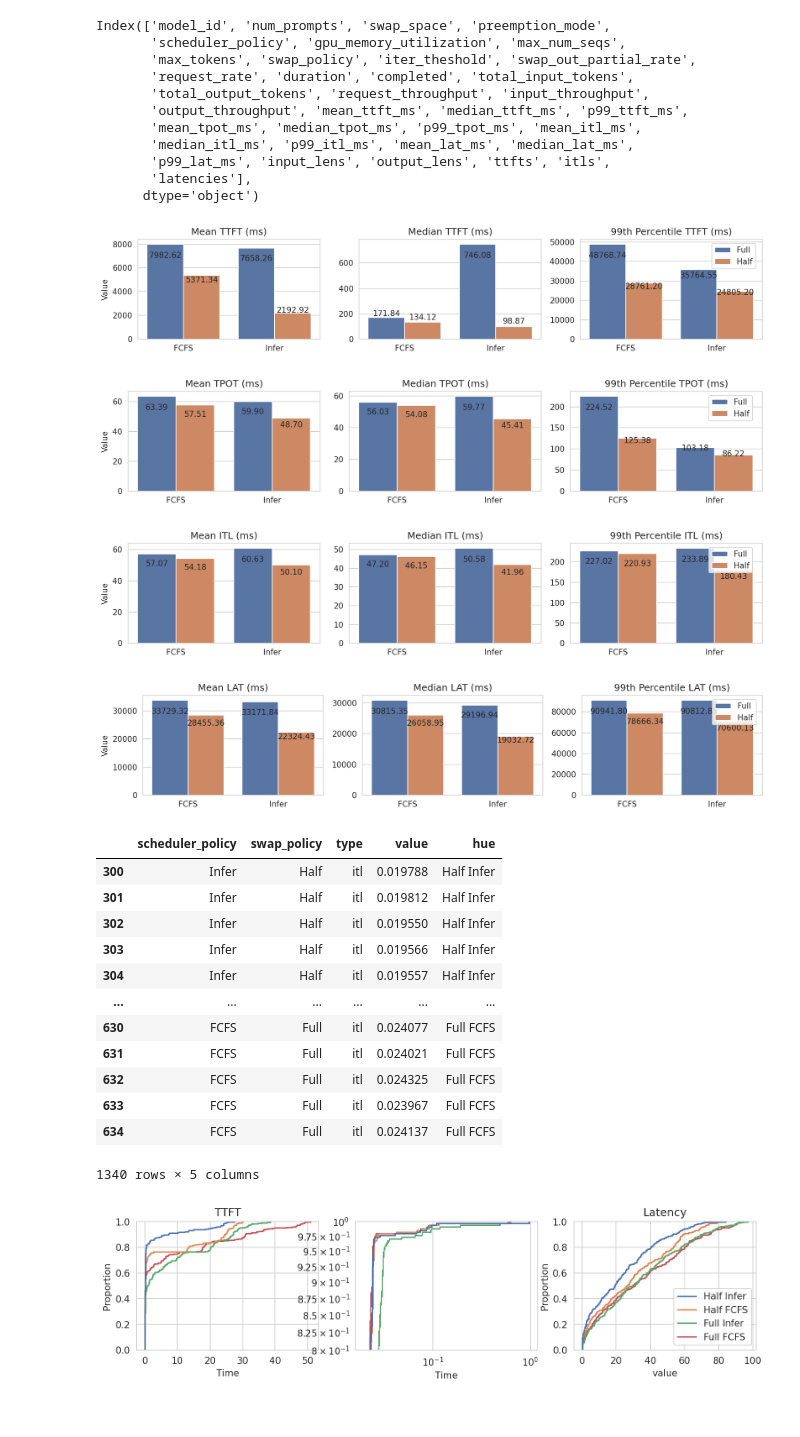
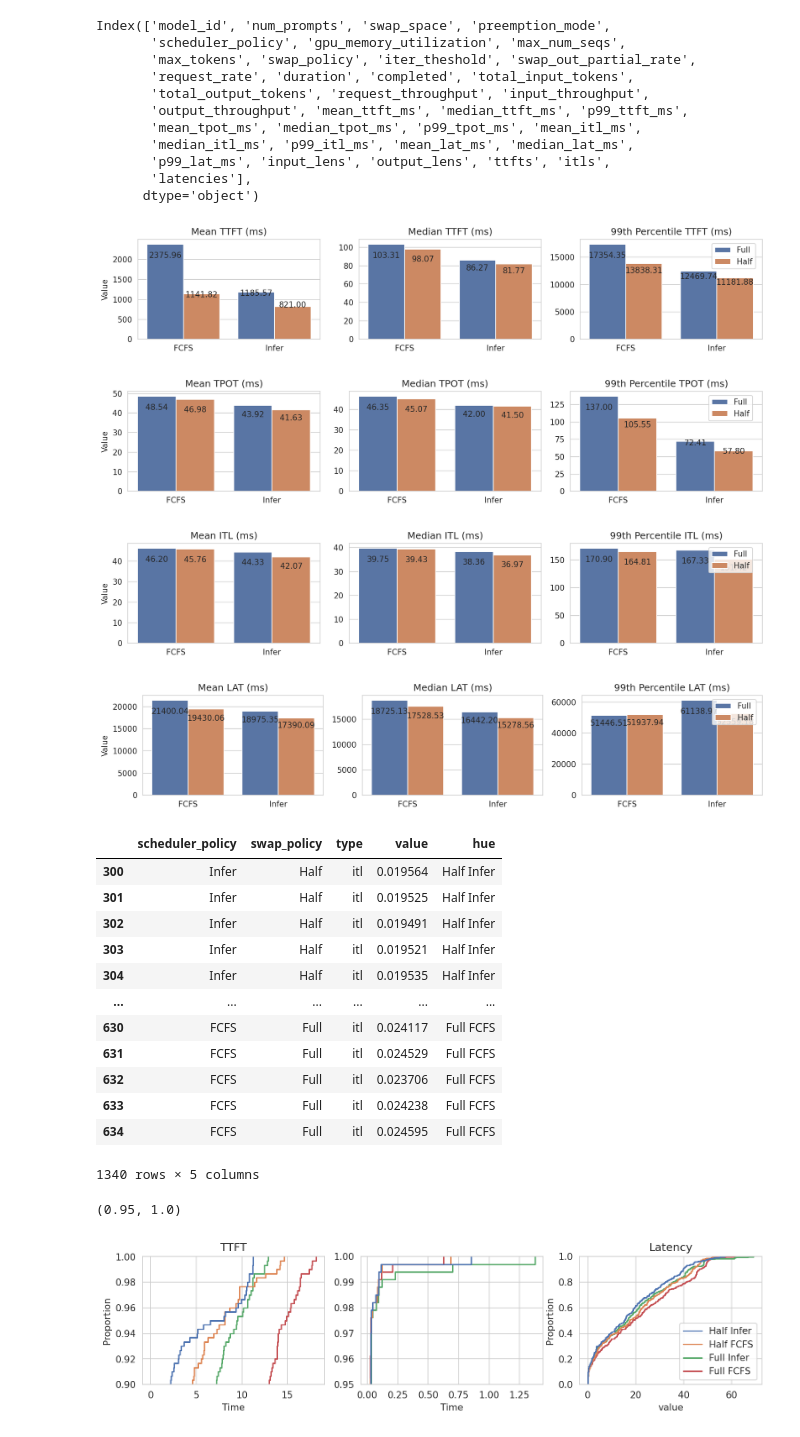
Before and after one commit to chengzhi-lu/vllm, a Jupyter notebook: benchmarks/result/analysis/result_analysis.ipynb, the cells around one changed output. Drawn from its saved outputs; the diff is of its cells as text; code cells hidden in the pictures.

Commit message:
debug half swap out strategy

```diff
--- a/benchmarks/result/analysis/result_analysis.ipynb
+++ b/benchmarks/result/analysis/result_analysis.ipynb
@@ -8,7 +8,7 @@ import json
 base_dir="/root/vllm/benchmarks/result"
 # %%
 date = "20240627"
-counter = 28
+counter = 36
 dir_name = os.path.join(base_dir, date, str(counter))
 # %%
 dfs = {}
@@ -137,7 +137,7 @@ plt.legend(bbox_to_anchor=(.7, 1), loc='upper left')
 plt.tight_layout()
 plt.show()
 # %% [output]
-[figure, old version]
+[figure, new version]
 # %%
 # plot TPOT
 
@@ -183,7 +183,7 @@ plt.legend(bbox_to_anchor=(.7, 1), loc='upper left')
 plt.tight_layout()
 plt.show()
 # %% [output]
-[figure, old version]
+[figure, new version]
 # %%
 # plot itl
 
@@ -228,7 +228,7 @@ plt.legend(bbox_to_anchor=(.7, 1), loc='upper left')
 plt.tight_layout()
 plt.show()
 # %% [output]
-[figure, old version]
+[figure, new version]
 # %%
 # plot lat
 
@@ -274,7 +274,7 @@ plt.legend(bbox_to_anchor=(.7, 1), loc='upper left')
 plt.tight_layout()
 plt.show()
 # %% [output]
-[figure, old version]
+[figure, new version]
 # %%
 # Initialize result dictionary
 result = {"scheduler_policy": [], "swap_policy": []}
@@ -320,32 +320,35 @@ long_df['hue']=long_df['swap_policy']+" "+long_df["scheduler_policy"]
 long_df[long_df['type']=='itl']
 # %% [output]
 |  | scheduler_policy | swap_policy | type | value | hue |
-| 300 | Infer | Half | itl | 0.019788 | Half Infer |
-| 301 | Infer | Half | itl | 0.019812 | Half Infer |
-| 302 | Infer | Half | itl | 0.019550 | Half Infer |
-| 303 | Infer | Half | itl | 0.019566 | Half Infer |
-| 304 | Infer | Half | itl | 0.019557 | Half Infer |
+| 300 | Infer | Half | itl | 0.019564 | Half Infer |
+| 301 | Infer | Half | itl | 0.019525 | Half Infer |
+| 302 | Infer | Half | itl | 0.019491 | Half Infer |
+| 303 | Infer | Half | itl | 0.019521 | Half Infer |
+| 304 | Infer | Half | itl | 0.019535 | Half Infer |
 | ... | ... | ... | ... | ... | ... |
-| 630 | FCFS | Full | itl | 0.024077 | Full FCFS |
-| 631 | FCFS | Full | itl | 0.024021 | Full FCFS |
-| 632 | FCFS | Full | itl | 0.024325 | Full FCFS |
-| 633 | FCFS | Full | itl | 0.023967 | Full FCFS |
-| 634 | FCFS | Full | itl | 0.024137 | Full FCFS |
+| 630 | FCFS | Full | itl | 0.024117 | Full FCFS |
+| 631 | FCFS | Full | itl | 0.024529 | Full FCFS |
+| 632 | FCFS | Full | itl | 0.023706 | Full FCFS |
+| 633 | FCFS | Full | itl | 0.024238 | Full FCFS |
+| 634 | FCFS | Full | itl | 0.024595 | Full FCFS |
 1340 rows × 5 columns
 # %%
 # plot ecdf figures for different scheduler policy and swap policy
 colors = sns.color_palette("deep",n_colors=4)
 count=0
 fig, ax = plt.subplots(figsize=(12,2.5),dpi=150,ncols=3,nrows=1)
 sns.ecdfplot(data=long_df[long_df['type']=='ttft'],x='value',hue='hue',palette=colors,ax=ax[0],legend=False)
-sns.ecdfplot(data=long_df[long_df['type']=='itl'],x='value',hue='hue',palette=colors,ax=ax[1],legend=False,log_scale=True)
+sns.ecdfplot(data=long_df[long_df['type']=='itl'],x='value',hue='hue',palette=colors,ax=ax[1],legend=False)
 sns.ecdfplot(data=long_df[long_df['type']=='latency'],x='value',hue='hue',palette=colors,ax=ax[2])
 ax[0].set_title('TTFT')
 ax[0].set_xlabel('Time')
 ax[1].set_xlabel('Time')
 ax[1].set_ylabel('')
-ax[1].set_yscale('log')
+# ax[1].set_yscale('log')
 ax[2].set_title('Latency')
 ax[2].get_legend().set_title('')
+ax[0].set_ylim(0.9,1)
+ax[1].set_ylim(0.95,1)
 # %% [output]
+(0.95, 1.0)
-[figure, old version]
+[figure, new version]
```
Also changed, not shown: parts of 1 cell of this notebook, 3 other files.
